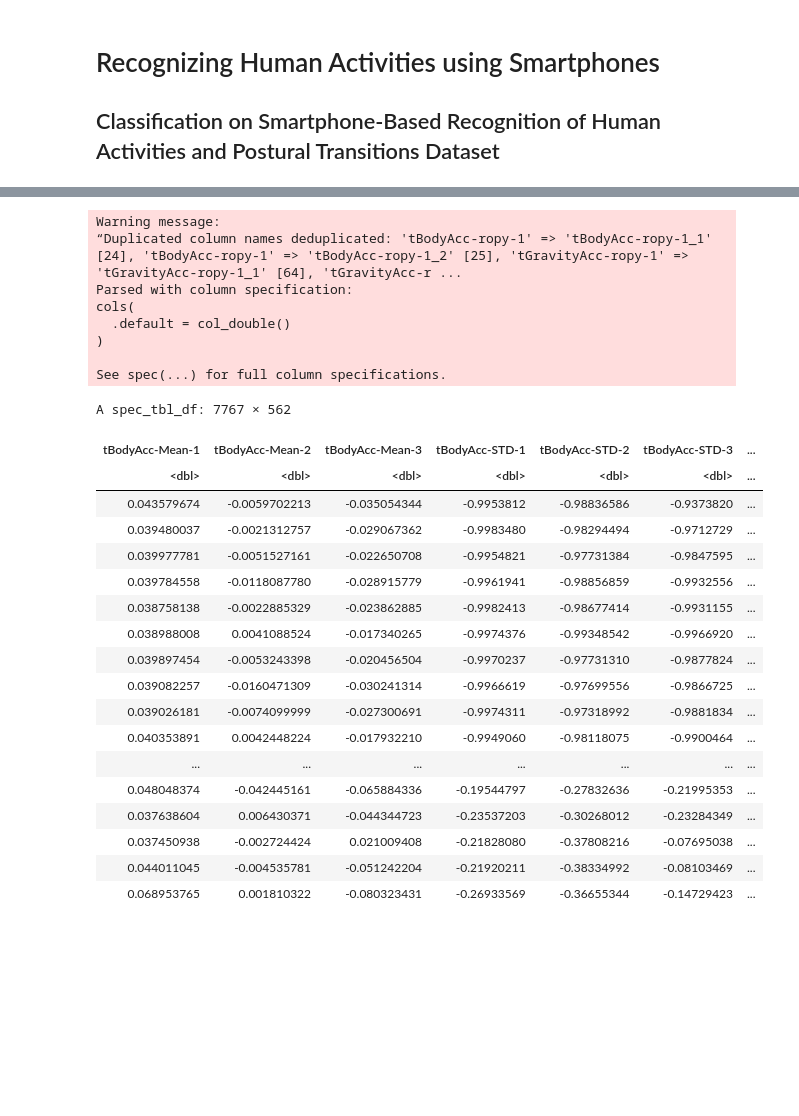
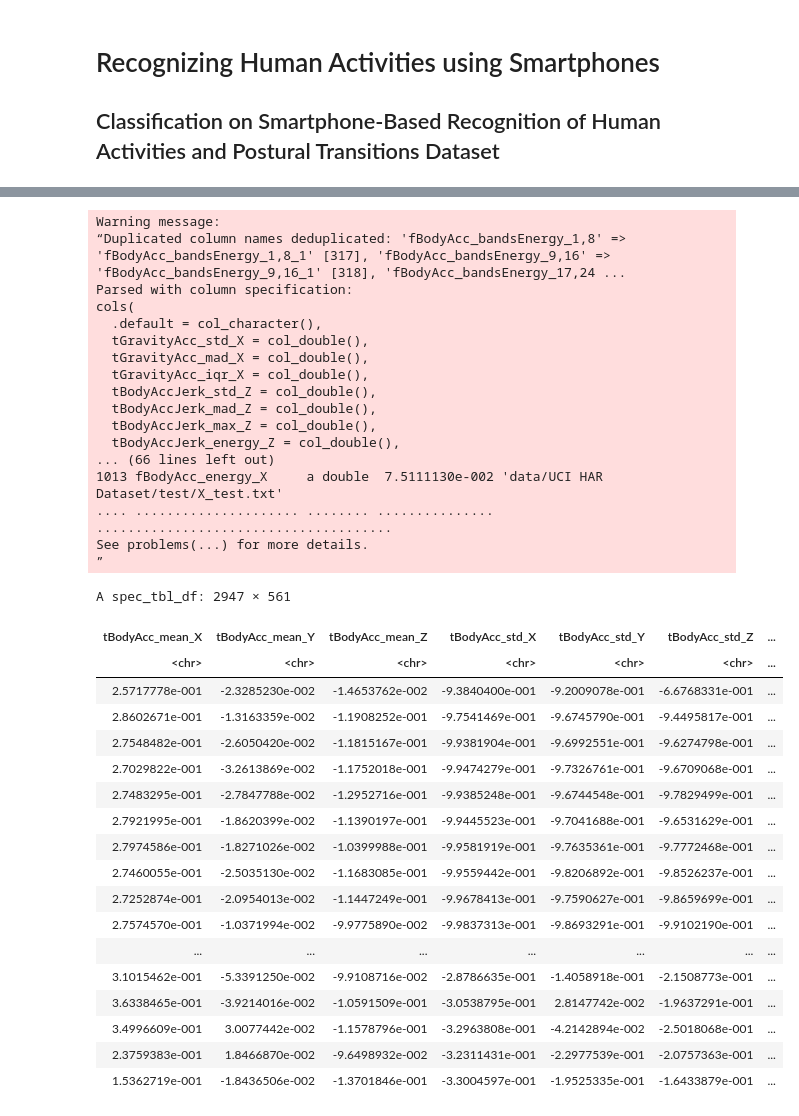
Before and after one commit to eleahj/dsci_project, a Jupyter notebook: human_activities.ipynb, the cells around one changed output, grey strips where cells are left out. Saved outputs shown, nothing was run; the diff lists cells and outputs as text; code cells hidden in the pictures; blank space fills up the shorter version.

```diff
--- a/human_activities.ipynb
+++ b/human_activities.ipynb
@@ -17,0 +23,11 @@ features_vector <- scan("data/features.txt", character(), quote = "")
+# %%
+# create a vector of features to use for col names of training set
+# X1 represents the row number
+# X2 is the features
+features_table <- read_delim("data/UCI HAR Dataset/features.txt", delim = " ", col_names = FALSE)
+glimpse(features_table)
+features_vector <- dplyr::pull(features_table, 'X2')
+features_vector_sub <- gsub("-", "_", features_vector)
+
+features_vector_sub <- gsub("[()]", "", features_vector_sub)
+glimpse(features_vector_sub)
@@ -21,38 +61,43 @@ y_training_activity_label <- scan("data/Train/y_train.txt", character(), quote =
 # %%
 # read feature values
-x_training_data <- read_delim("data/Train/X_train.txt", delim = " ", col_names = features_vector)
+x_training_data <- read_delim("data/UCI HAR Dataset/train/X_train.txt", delim = " ", col_names = features_vector_sub)
+
+x_testing_data <- read_delim("data/UCI HAR Dataset/test/X_test.txt", delim = " ", col_names = features_vector_sub)
+x_testing_data
 # %% [output]
 Warning message:
-“Duplicated column names deduplicated: 'tBodyAcc-ropy-1' => 'tBodyAcc-ropy-1_1' [24], 'tBodyAcc-ropy-1' => 'tBodyAcc-ropy-1_2' [25], 'tGravityAcc-ropy-1' => 'tGravityAcc-ropy-1_1' [64], 'tGravityAcc-r ...
+“Duplicated column names deduplicated: 'fBodyAcc_bandsEnergy_1,8' => 'fBodyAcc_bandsEnergy_1,8_1' [317], 'fBodyAcc_bandsEnergy_9,16' => 'fBodyAcc_bandsEnergy_9,16_1' [318], 'fBodyAcc_bandsEnergy_17,24 ...
 Parsed with column specification:
 cols(
-  .default = col_double()
-)
-
-See spec(...) for full column specifications.
+  .default = col_character(),
+  tGravityAcc_std_X = col_double(),
+  tGravityAcc_mad_X = col_double(),
+  tGravityAcc_iqr_X = col_double(),
+  tBodyAccJerk_std_Z = col_double(),
+  tBodyAccJerk_mad_Z = col_double(),
+  tBodyAccJerk_max_Z = col_double(),
+  tBodyAccJerk_energy_Z = col_double(),
+... (66 lines left out)
+1013 fBodyAcc_energy_X     a double  7.5111130e-002 'data/UCI HAR Dataset/test/X_test.txt'
+.... ..................... ........ ............... ......................................
+See problems(...) for more details.
+”
+A spec_tbl_df: 2947 × 561
+| tBodyAcc_mean_X | tBodyAcc_mean_Y | tBodyAcc_mean_Z | tBodyAcc_std_X | tBodyAcc_std_Y | tBodyAcc_std_Z | ... |
+| <chr> | <chr> | <chr> | <chr> | <chr> | <chr> | ... |
+| 2.5717778e-001 | -2.3285230e-002 | -1.4653762e-002 | -9.3840400e-001 | -9.2009078e-001 | -6.6768331e-001 | ... |
+| 2.8602671e-001 | -1.3163359e-002 | -1.1908252e-001 | -9.7541469e-001 | -9.6745790e-001 | -9.4495817e-001 | ... |
+| 2.7548482e-001 | -2.6050420e-002 | -1.1815167e-001 | -9.9381904e-001 | -9.6992551e-001 | -9.6274798e-001 | ... |
+| 2.7029822e-001 | -3.2613869e-002 | -1.1752018e-001 | -9.9474279e-001 | -9.7326761e-001 | -9.6709068e-001 | ... |
+| 2.7483295e-001 | -2.7847788e-002 | -1.2952716e-001 | -9.9385248e-001 | -9.6744548e-001 | -9.7829499e-001 | ... |
+| 2.7921995e-001 | -1.8620399e-002 | -1.1390197e-001 | -9.9445523e-001 | -9.7041688e-001 | -9.6531629e-001 | ... |
+| 2.7974586e-001 | -1.8271026e-002 | -1.0399988e-001 | -9.9581919e-001 | -9.7635361e-001 | -9.7772468e-001 | ... |
+| 2.7460055e-001 | -2.5035130e-002 | -1.1683085e-001 | -9.9559442e-001 | -9.8206892e-001 | -9.8526237e-001 | ... |
+| 2.7252874e-001 | -2.0954013e-002 | -1.1447249e-001 | -9.9678413e-001 | -9.7590627e-001 | -9.8659699e-001 | ... |
+| 2.7574570e-001 | -1.0371994e-002 | -9.9775890e-002 | -9.9837313e-001 | -9.8693291e-001 | -9.9102190e-001 | ... |
+| ... | ... | ... | ... | ... | ... | ... |
+| 3.1015462e-001 | -5.3391250e-002 | -9.9108716e-002 | -2.8786635e-001 | -1.4058918e-001 | -2.1508773e-001 | ... |
+| 3.6338465e-001 | -3.9214016e-002 | -1.0591509e-001 | -3.0538795e-001 | 2.8147742e-002 | -1.9637291e-001 | ... |
+| 3.4996609e-001 | 3.0077442e-002 | -1.1578796e-001 | -3.2963808e-001 | -4.2142894e-002 | -2.5018068e-001 | ... |
+| 2.3759383e-001 | 1.8466870e-002 | -9.6498932e-002 | -3.2311431e-001 | -2.2977539e-001 | -2.0757363e-001 | ... |
+| 1.5362719e-001 | -1.8436506e-002 | -1.3701846e-001 | -3.3004597e-001 | -1.9525335e-001 | -1.6433879e-001 | ... |
-# %%
-# add activity label column
-x_training_data <- x_training_data %>%
-    mutate (activity_label = y_training_activity_label)
-
-x_training_data
-# %% [output]
-A spec_tbl_df: 7767 × 562
-| tBodyAcc-Mean-1 | tBodyAcc-Mean-2 | tBodyAcc-Mean-3 | tBodyAcc-STD-1 | tBodyAcc-STD-2 | tBodyAcc-STD-3 | ... |
-| <dbl> | <dbl> | <dbl> | <dbl> | <dbl> | <dbl> | ... |
-| 0.043579674 | -0.0059702213 | -0.035054344 | -0.9953812 | -0.98836586 | -0.9373820 | ... |
-| 0.039480037 | -0.0021312757 | -0.029067362 | -0.9983480 | -0.98294494 | -0.9712729 | ... |
-| 0.039977781 | -0.0051527161 | -0.022650708 | -0.9954821 | -0.97731384 | -0.9847595 | ... |
-| 0.039784558 | -0.0118087780 | -0.028915779 | -0.9961941 | -0.98856859 | -0.9932556 | ... |
-| 0.038758138 | -0.0022885329 | -0.023862885 | -0.9982413 | -0.98677414 | -0.9931155 | ... |
-| 0.038988008 | 0.0041088524 | -0.017340265 | -0.9974376 | -0.99348542 | -0.9966920 | ... |
-| 0.039897454 | -0.0053243398 | -0.020456504 | -0.9970237 | -0.97731310 | -0.9877824 | ... |
-| 0.039082257 | -0.0160471309 | -0.030241314 | -0.9966619 | -0.97699556 | -0.9866725 | ... |
-| 0.039026181 | -0.0074099999 | -0.027300691 | -0.9974311 | -0.97318992 | -0.9881834 | ... |
-| 0.040353891 | 0.0042448224 | -0.017932210 | -0.9949060 | -0.98118075 | -0.9900464 | ... |
-| ... | ... | ... | ... | ... | ... | ... |
-| 0.048048374 | -0.042445161 | -0.065884336 | -0.19544797 | -0.27832636 | -0.21995353 | ... |
-| 0.037638604 | 0.006430371 | -0.044344723 | -0.23537203 | -0.30268012 | -0.23284349 | ... |
-| 0.037450938 | -0.002724424 | 0.021009408 | -0.21828080 | -0.37808216 | -0.07695038 | ... |
-| 0.044011045 | -0.004535781 | -0.051242204 | -0.21920211 | -0.38334992 | -0.08103469 | ... |
-| 0.068953765 | 0.001810322 | -0.080323431 | -0.26933569 | -0.36655344 | -0.14729423 | ... |
```
Also changed, not shown: parts of 14 cells of this notebook.
